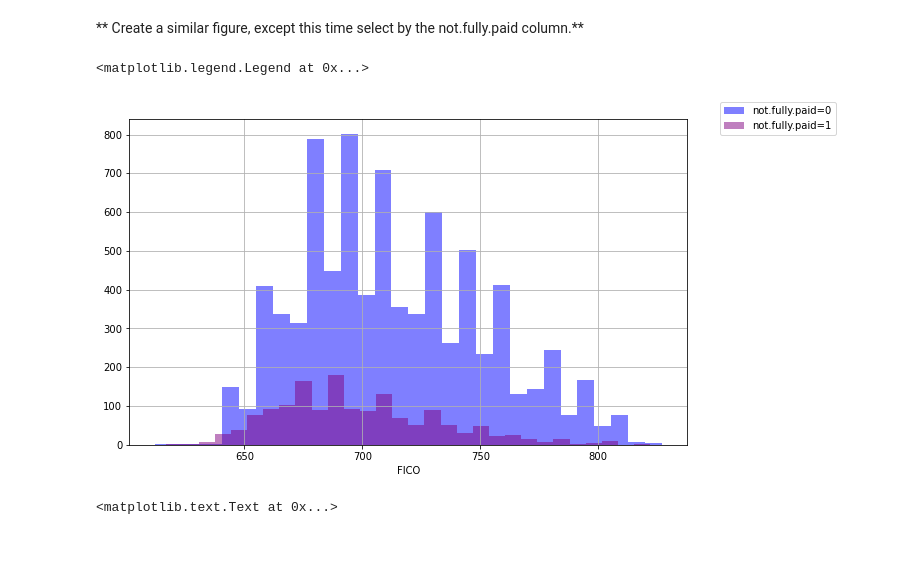
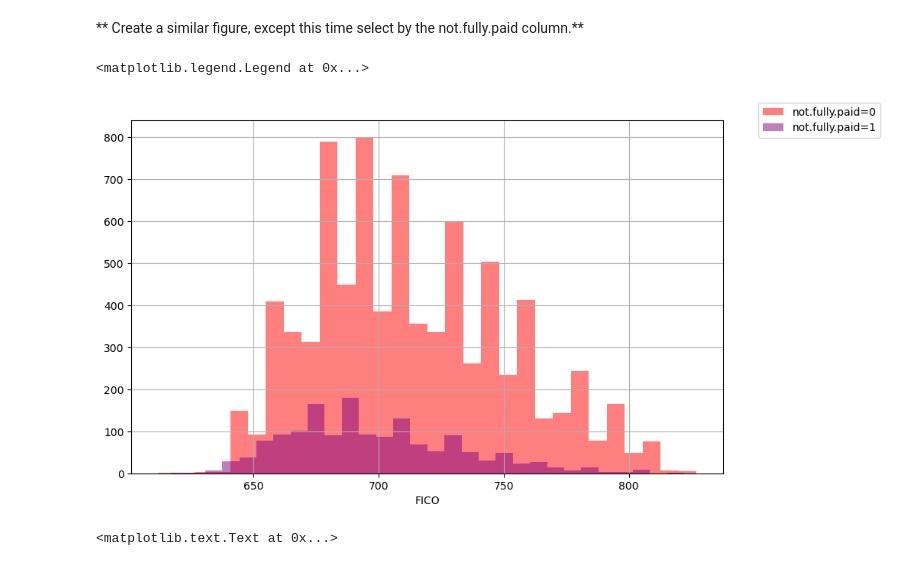
Before and after one commit to penina26/python-for-data-science, a Jupyter notebook: Refactored_Py_DS_ML_Bootcamp-master/15-Decision-Trees-and-Random-Forests/02-Decision Trees and Random Forest Project.ipynb, the cells around one changed output. Drawn from its saved outputs; the diff is of its cells as text; code cells hidden in the pictures.

```diff
--- a/Refactored_Py_DS_ML_Bootcamp-master/15-Decision-Trees-and-Random-Forests/02-Decision Trees and Random Forest Project.ipynb
+++ b/Refactored_Py_DS_ML_Bootcamp-master/15-Decision-Trees-and-Random-Forests/02-Decision Trees and Random Forest Project.ipynb
@@ -168,15 +169,15 @@ plt.legend(bbox_to_anchor=(1.05,1) , loc='center left')
 ** Create a similar figure, except this time select by the not.fully.paid column.**
 # %%
 plt.figure(figsize=(10,6))
-loans[loans['not.fully.paid']==0]['fico'].hist(alpha=0.5,color='blue',
+loans[loans['not.fully.paid']==0]['fico'].hist(alpha=0.5,color='red',
                                               bins=30,label='not.fully.paid=0')
 loans[loans['not.fully.paid']==1]['fico'].hist(alpha=0.5,color='purple',
                                               bins=30,label='not.fully.paid=1')
 plt.xlabel('FICO')
 plt.legend(bbox_to_anchor=(1.05,1) , loc='center left')
 # %% [output]
 <matplotlib.legend.Legend at 0x...>
-[figure, old version]
+[figure, new version]
 # %%
 # %% [output]
 <matplotlib.text.Text at 0x...>
```
Also changed, not shown: parts of 5 cells of this notebook, 18 other files.
